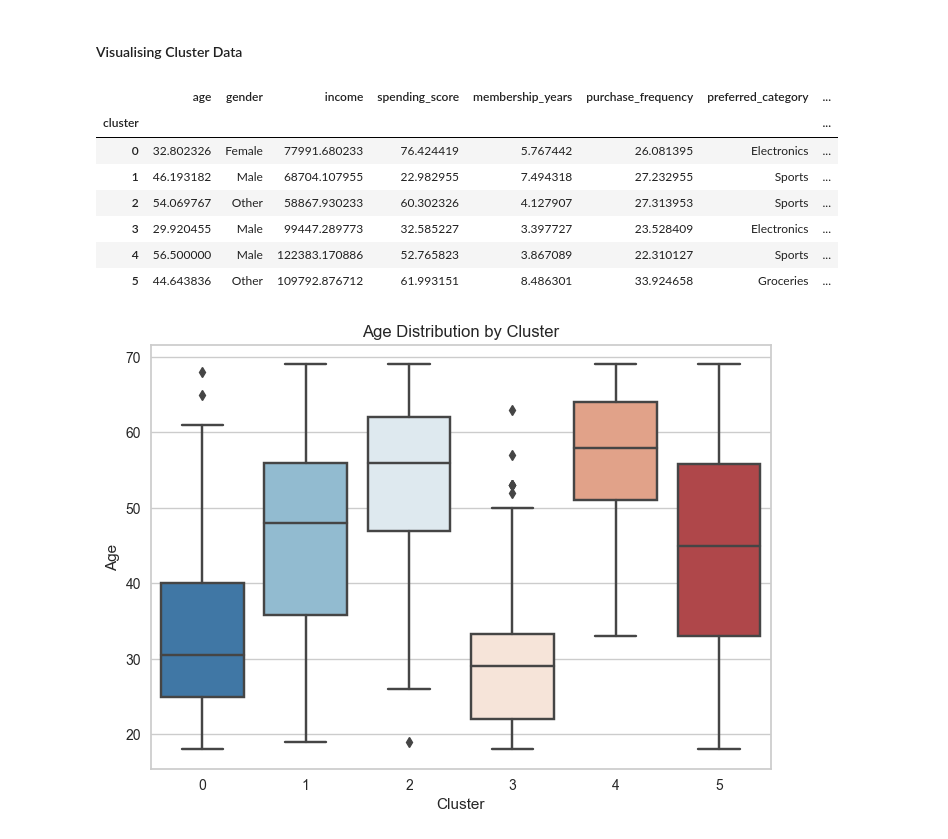
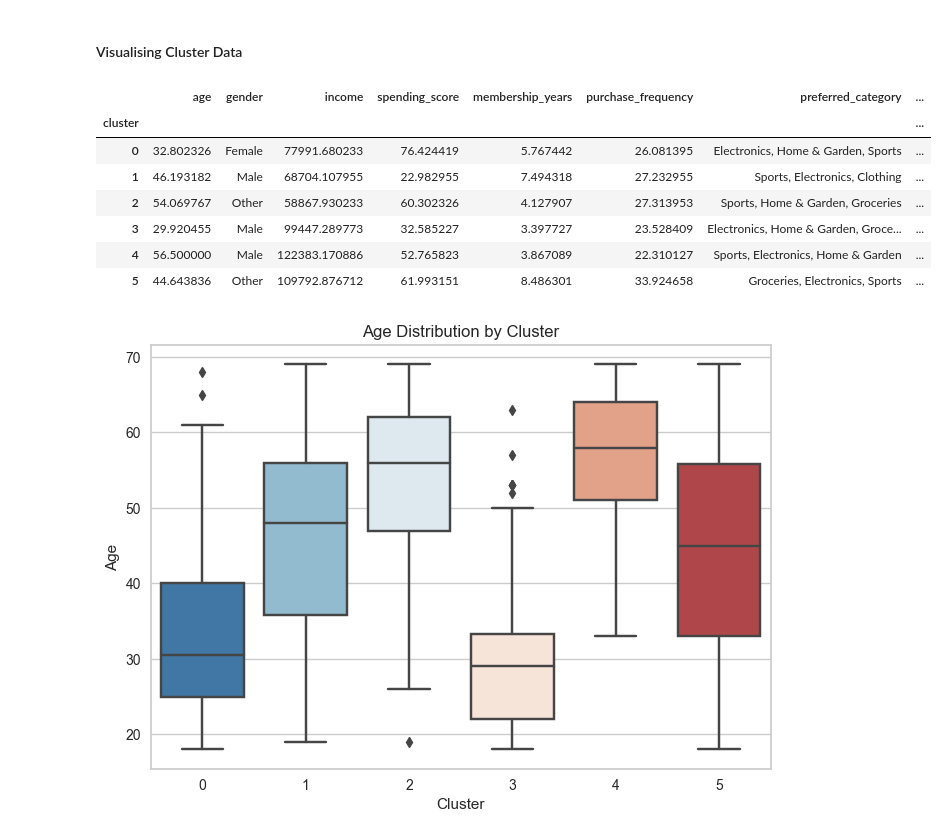
Before and after one commit to AThompson04/customer-segmentation, a Jupyter notebook: notebooks/model.ipynb, the cells around one changed output. Cells and saved outputs as stored; diff of their text form; code cells hidden in the pictures.

```diff
--- a/notebooks/model.ipynb
+++ b/notebooks/model.ipynb
@@ -322,27 +336,27 @@ custom_palette = sns.color_palette('RdBu_r', n_colors=10)
 # %%
 df_group = df_analysis.groupby('cluster').agg(
     {
         'age': 'mean',
         'gender': lambda x: x.value_counts().index[0],
         'income': 'mean',
         'spending_score': 'mean',
         'membership_years': 'mean',
         'purchase_frequency':'mean',
-        'preferred_category': lambda x: x.value_counts().index[0],
+        'preferred_category': lambda x: ', '.join(x.value_counts().index[[0,1,2]]),
         'last_purchase_amount': 'mean',
 
     }
 )
 df_group
 # %% [output]
 |  | age | gender | income | spending_score | membership_years | purchase_frequency | preferred_category | ... |
 | cluster |  |  |  |  |  |  |  | ... |
-| 0 | 32.802326 | Female | 77991.680233 | 76.424419 | 5.767442 | 26.081395 | Electronics | ... |
-| 1 | 46.193182 | Male | 68704.107955 | 22.982955 | 7.494318 | 27.232955 | Sports | ... |
-| 2 | 54.069767 | Other | 58867.930233 | 60.302326 | 4.127907 | 27.313953 | Sports | ... |
-| 3 | 29.920455 | Male | 99447.289773 | 32.585227 | 3.397727 | 23.528409 | Electronics | ... |
-| 4 | 56.500000 | Male | 122383.170886 | 52.765823 | 3.867089 | 22.310127 | Sports | ... |
-| 5 | 44.643836 | Other | 109792.876712 | 61.993151 | 8.486301 | 33.924658 | Groceries | ... |
+| 0 | 32.802326 | Female | 77991.680233 | 76.424419 | 5.767442 | 26.081395 | Electronics, Home & Garden, Sports | ... |
+| 1 | 46.193182 | Male | 68704.107955 | 22.982955 | 7.494318 | 27.232955 | Sports, Electronics, Clothing | ... |
+| 2 | 54.069767 | Other | 58867.930233 | 60.302326 | 4.127907 | 27.313953 | Sports, Home & Garden, Groceries | ... |
+| 3 | 29.920455 | Male | 99447.289773 | 32.585227 | 3.397727 | 23.528409 | Electronics, Home & Garden, Groce... | ... |
+| 4 | 56.500000 | Male | 122383.170886 | 52.765823 | 3.867089 | 22.310127 | Sports, Electronics, Home & Garden | ... |
+| 5 | 44.643836 | Other | 109792.876712 | 61.993151 | 8.486301 | 33.924658 | Groceries, Electronics, Sports | ... |
 # %%
 a = sns.boxplot(data=df_analysis, x='cluster', y='age')
 a.set(xlabel='Cluster', ylabel='Age', title='Age Distribution by Cluster');
```
Also changed, not shown: parts of 4 cells of this notebook, 5 other files.
